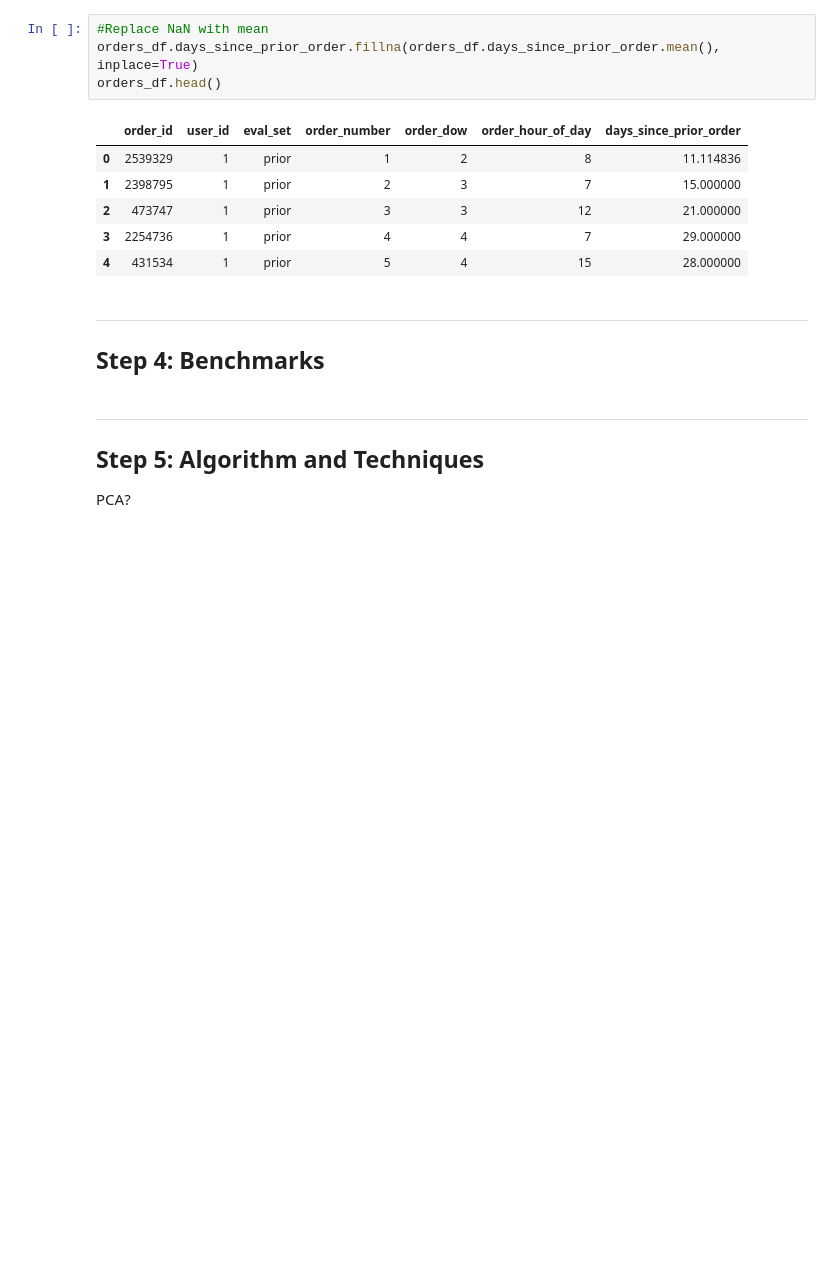
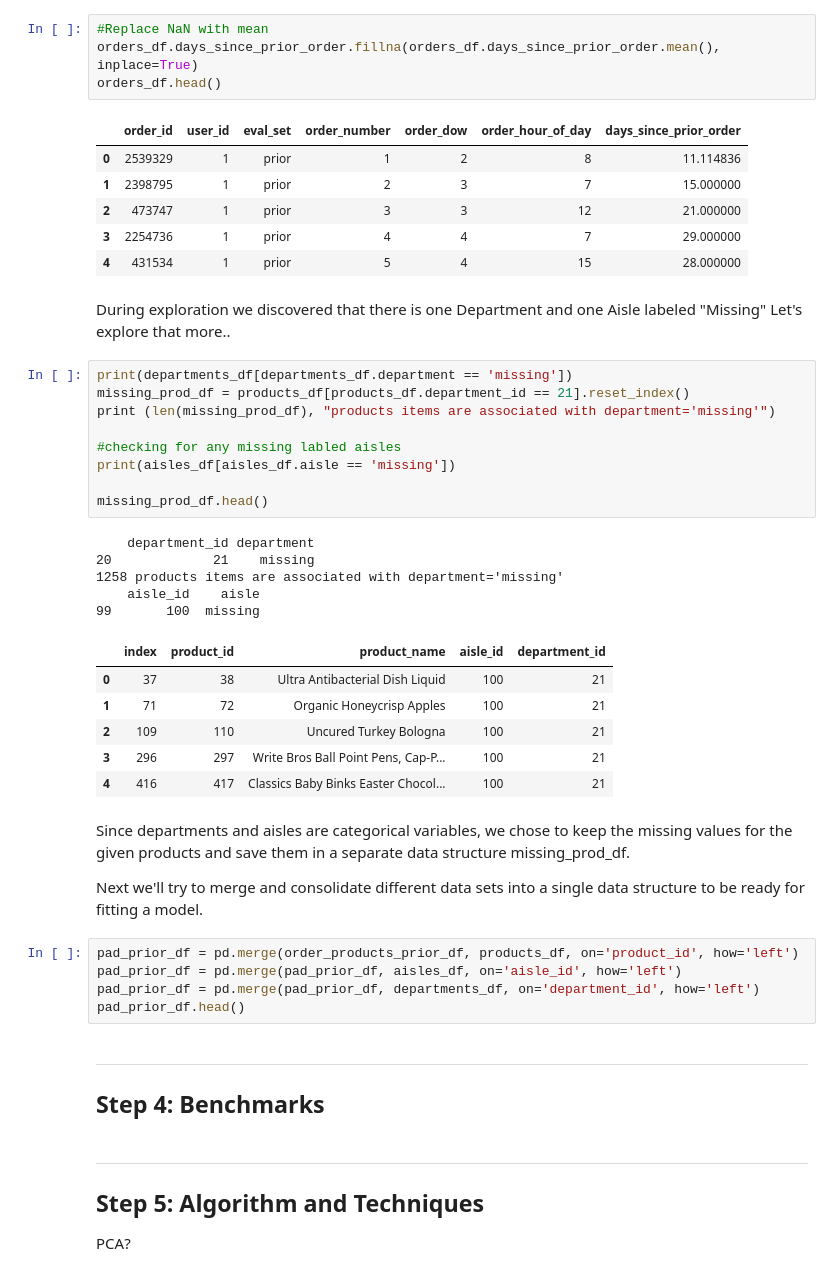
Before and after one commit to mnshr/Udacity-ML, a Jupyter notebook: capstone/capstone_instacart.ipynb, the cells around one changed output. Drawn from its saved outputs; the diff is of its cells as text; blank space fills up the shorter version.

```diff
--- a/capstone/capstone_instacart.ipynb
+++ b/capstone/capstone_instacart.ipynb
@@ -288,6 +288,39 @@ orders_df.head()
 | 2 | 473747 | 1 | prior | 3 | 3 | 12 | 21.000000 |
 | 3 | 2254736 | 1 | prior | 4 | 4 | 7 | 29.000000 |
 | 4 | 431534 | 1 | prior | 5 | 4 | 15 | 28.000000 |
+# %% [markdown]
+During exploration we discovered that there is one Department and one Aisle labeled "Missing"
+Let's explore that more..
+# %%
+print(departments_df[departments_df.department == 'missing'])
+missing_prod_df = products_df[products_df.department_id == 21].reset_index()
+print (len(missing_prod_df), "products items are associated with department='missing'")
+
+#checking for any missing labled aisles
+print(aisles_df[aisles_df.aisle == 'missing'])
+
+missing_prod_df.head()
+# %% [output]
+    department_id department
+20             21    missing
+1258 products items are associated with department='missing'
+    aisle_id    aisle
+99       100  missing
+|  | index | product_id | product_name | aisle_id | department_id |
+| 0 | 37 | 38 | Ultra Antibacterial Dish Liquid | 100 | 21 |
+| 1 | 71 | 72 | Organic Honeycrisp Apples | 100 | 21 |
+| 2 | 109 | 110 | Uncured Turkey Bologna | 100 | 21 |
+| 3 | 296 | 297 | Write Bros Ball Point Pens, Cap-P... | 100 | 21 |
+| 4 | 416 | 417 | Classics Baby Binks Easter Chocol... | 100 | 21 |
+# %% [markdown]
+Since departments and aisles are categorical variables, we chose to keep the missing values for the given products and save them in a separate data structure missing_prod_df.
+
+Next we'll try to merge and consolidate different data sets into a single data structure to be ready for fitting a model.
+# %%
+pad_prior_df = pd.merge(order_products_prior_df, products_df, on='product_id', how='left')
+pad_prior_df = pd.merge(pad_prior_df, aisles_df, on='aisle_id', how='left')
+pad_prior_df = pd.merge(pad_prior_df, departments_df, on='department_id', how='left')
+pad_prior_df.head()
 # %% [markdown]
 ---
 <a id='step4'></a>
```
